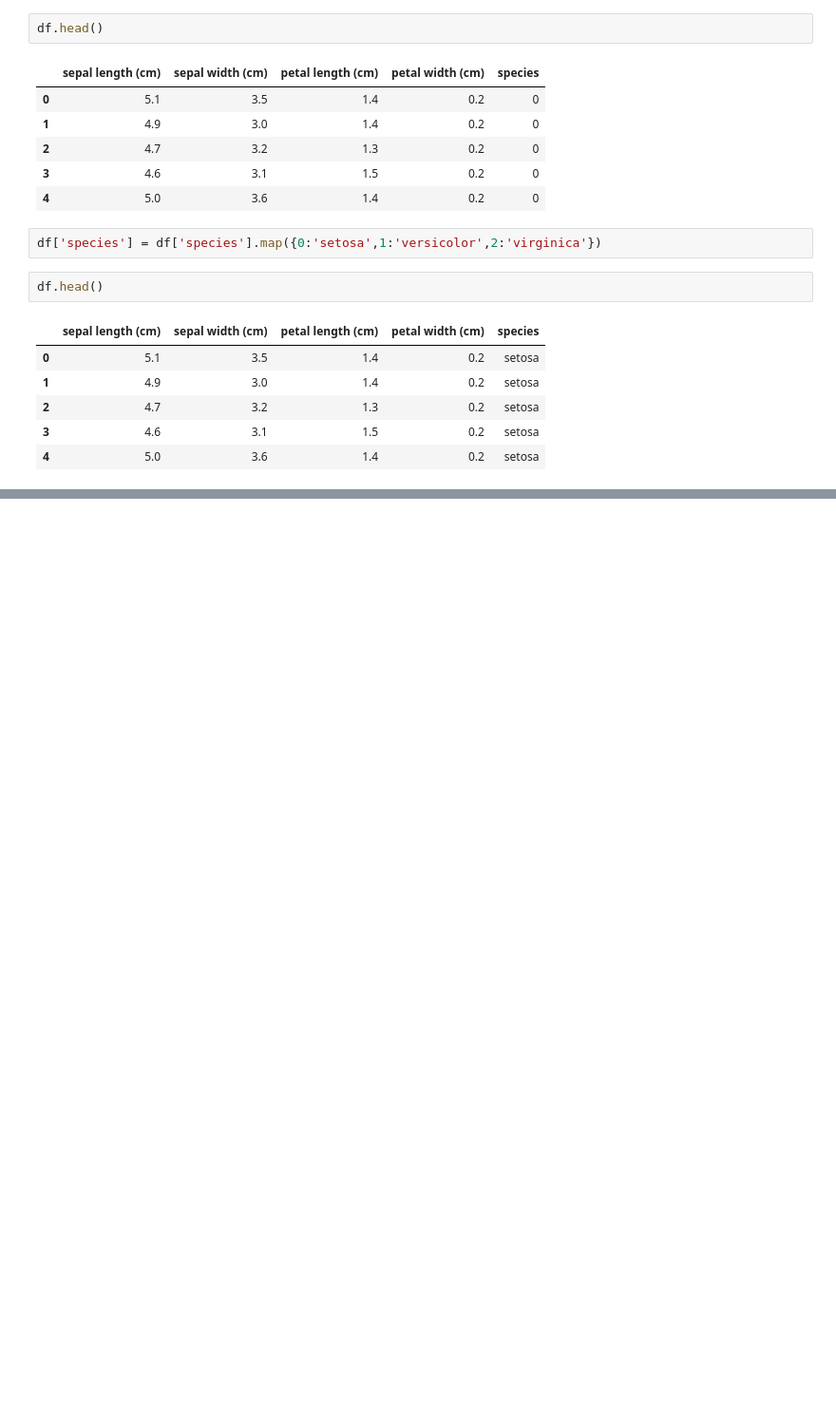
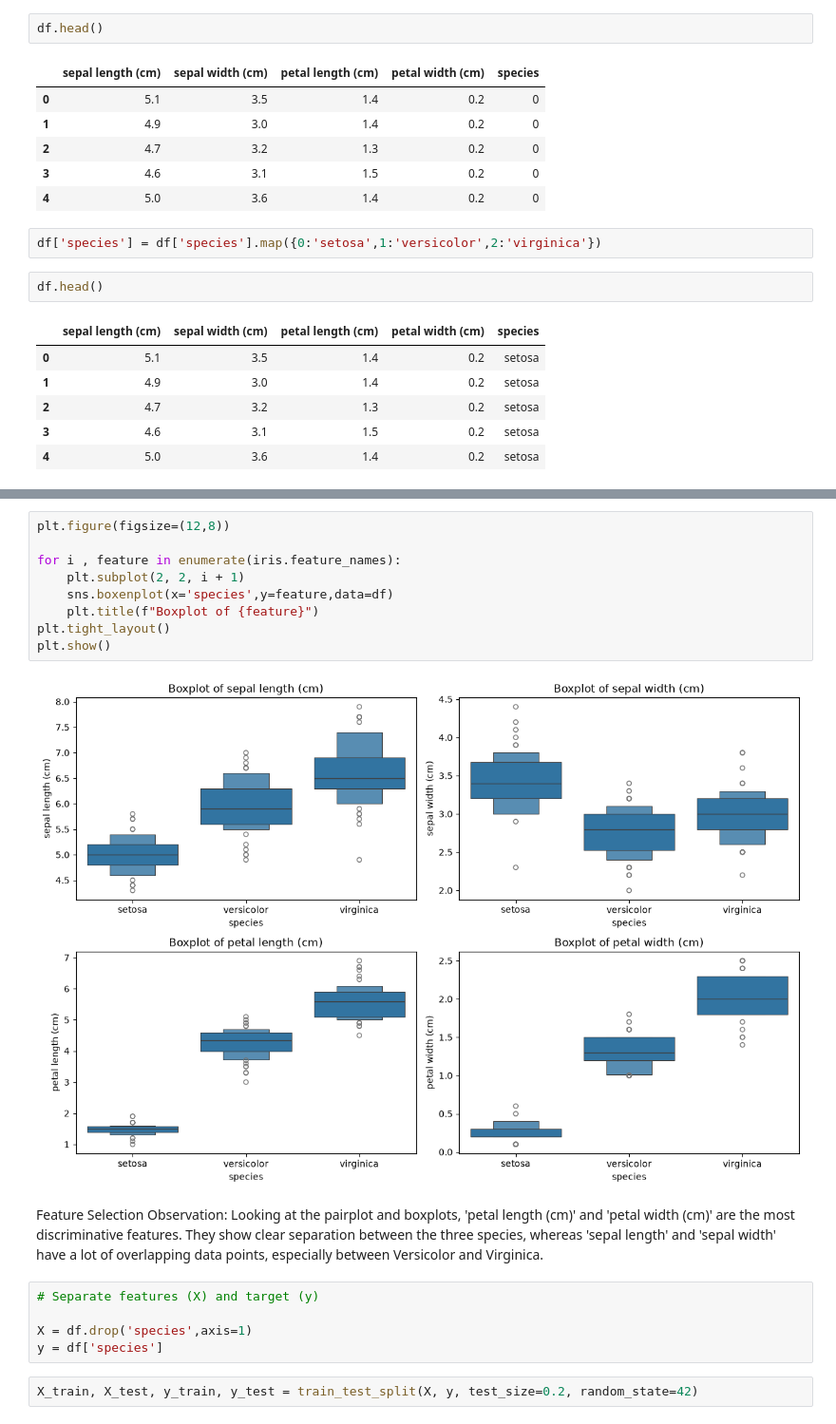
Before and after one commit to junaed1031/OIBSIP, a Jupyter notebook: DataScience-Task1-IrisFlowerClassification/Iris_Flower_Classification.ipynb, the cells around one changed output, grey strips where cells are left out. Shown at 95% size. Drawn from its saved outputs; the diff is of its cells as text; blank space fills up the shorter version.

```diff
--- a/DataScience-Task1-IrisFlowerClassification/Iris_Flower_Classification.ipynb
+++ b/DataScience-Task1-IrisFlowerClassification/Iris_Flower_Classification.ipynb
@@ -76,0 +152,24 @@ df.head()
+# %%
+plt.figure(figsize=(12,8))
+
+for i , feature in enumerate(iris.feature_names):
+    plt.subplot(2, 2, i + 1)
+    sns.boxenplot(x='species',y=feature,data=df)
+    plt.title(f"Boxplot of {feature}")
+plt.tight_layout()
+plt.show()
+# %% [output]
+[figure, added]
+# %% [markdown]
+Feature Selection Observation:
+Looking at the pairplot and boxplots, 'petal length (cm)' and 'petal width (cm)'
+are the most discriminative features. They show clear separation between the three
+species, whereas 'sepal length' and 'sepal width' have a lot of overlapping data
+points, especially between Versicolor and Virginica.
+# %%
+# Separate features (X) and target (y)
+
+X = df.drop('species',axis=1)
+y = df['species']
+# %%
+X_train, X_test, y_train, y_test = train_test_split(X, y, test_size=0.2, random_state=42)
```
Also changed, not shown: parts of 19 cells of this notebook, 1 other file.
